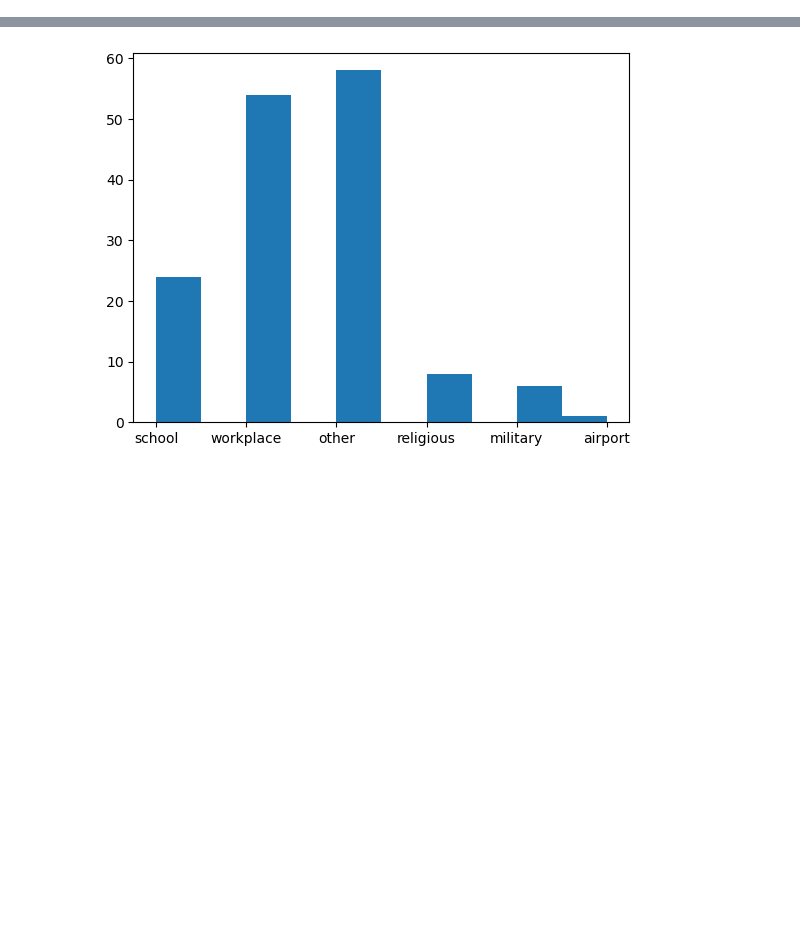
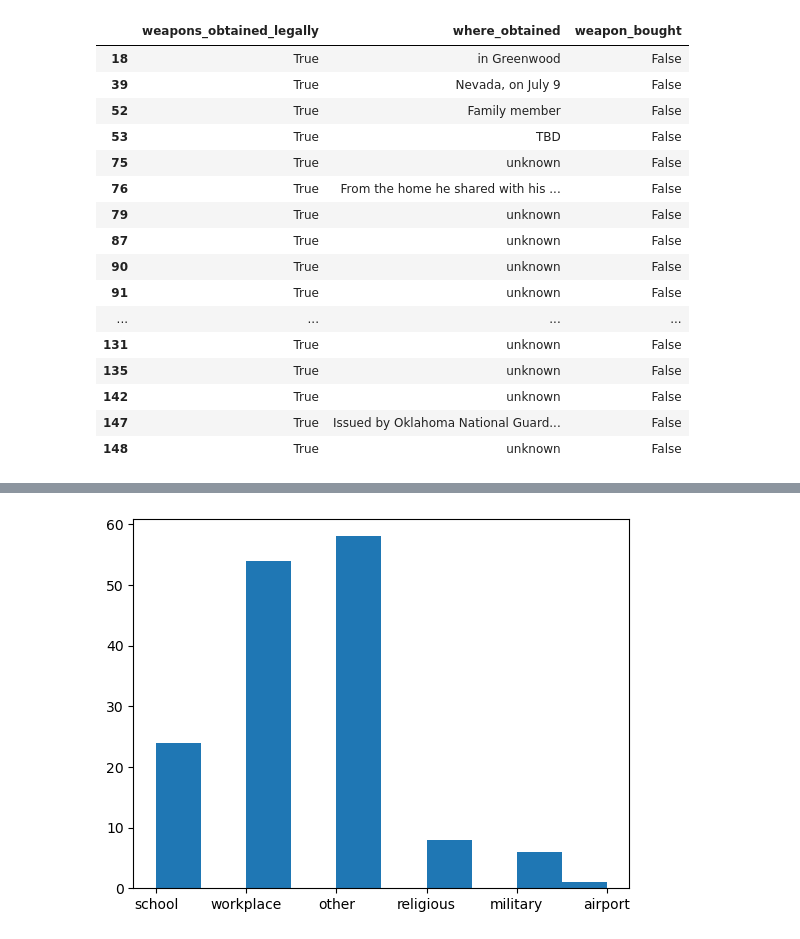
Before and after one commit to m-bhatt/abm_violence, a Jupyter notebook: mass_shooting_data_transform.ipynb, the cells around one changed output, grey strips where cells are left out. Saved outputs shown, nothing was run; the diff lists cells and outputs as text; code cells hidden in the pictures; blank space fills up the shorter version.

```diff
--- a/mass_shooting_data_transform.ipynb
+++ b/mass_shooting_data_transform.ipynb
@@ -16,22 +16,26 @@ def mother_jones_pipe():
     print("shape: ", mj_shootings.shape)
 
     # case weapons_obtained_legally as a boolean
-    mj_shootings["weapons_obtained_legally"] = mj_shootings["weapons_obtained_legally"
-                                                           ].replace({"Yes": True, "No": False})
+    mj_shootings["weapons_obtained_legally"] = mj_shootings["weapons_obtained_legally"].str.lower().replace(
+        {"yes": True, "\nyes": True, "no": False, "tbd": "unknown", "-": "unknown"})
+
+    #fix unknown-Unknown issue
+    mj_shootings["where_obtained"] = mj_shootings["where_obtained"].replace({"Unknown":"unknown", "Unclear": "unknown"})
+
 
     # primitive one-hot-encoding on where_obtained column
     stolen = ["taken", "stolen"]
     mj_shootings["weapon_stolen"] = mj_shootings["where_obtained"
                                                 ].apply(lambda x: how_obtained(x, stolen))
 
-    bought = ["purchased", "shop", "pawn", "internet", "show", "store"]
+    bought = ["purchased", "shop", "pawn", "internet", "show", "store", "retailer", "dealership", "range", "center"]
     mj_shootings["weapon_bought"] = mj_shootings["where_obtained"
                                                           ].apply(lambda x: how_obtained(x, bought))
 
     # most rows with a specific shop name have a place, place structure
     #Killeen, Guns Galore or city, state
-    pat = "([A-Z]+[a-z]+, [A-Z]+[a-z]+)"
-    shops = mj["where_obtained"].str.extract(pat).notna()
+    pat = "([A-Z]+[a-z ]+, [A-Z ]+[ a-zA-Z.]+)"
+    shops = mj_shootings["where_obtained"].str.extract(pat).notna()
     mj_shootings["weapon_bought"] = mj_shootings["weapon_bought"] | shops[0]
 
     family = ["father", "mother", "family"]
@@ -62,6 +66,7 @@ def mother_jones_pipe():
 
 
 
+
     # rename columns
     mj_shootings = mj_shootings.rename(columns={"location.1":"location"})
 
@@ -85,3 +90,26 @@ shape:  (151, 24)
 | 148 | 7/18/1984 | 22 | 19 | 41 | other | 41 | Yes | ... |
 | 149 | 6/29/1984 | 6 | 1 | 7 | other | 39 | Yes | ... |
 | 150 | 8/20/1982 | 8 | 3 | 11 | other | 51 | Yes | ... |
+# %%
+mj[["weapons_obtained_legally", "where_obtained","weapon_bought"]][
+    (mj["weapon_bought"] != mj["weapons_obtained_legally"])][
+    mj["weapons_obtained_legally"] == True][
+    mj["where_obtained"] != '-']
+# %% [output]
+|  | weapons_obtained_legally | where_obtained | weapon_bought |
+| 18 | True | in Greenwood | False |
+| 39 | True | Nevada, on July 9 | False |
+| 52 | True | Family member | False |
+| 53 | True | TBD | False |
+| 75 | True | unknown | False |
+| 76 | True | From the home he shared with his ... | False |
+| 79 | True | unknown | False |
+| 87 | True | unknown | False |
+| 90 | True | unknown | False |
+| 91 | True | unknown | False |
+| ... | ... | ... | ... |
+| 131 | True | unknown | False |
+| 135 | True | unknown | False |
+| 142 | True | unknown | False |
+| 147 | True | Issued by Oklahoma National Guard... | False |
+| 148 | True | unknown | False |
```
Also changed, not shown: parts of 2 cells of this notebook, 1 other file.
